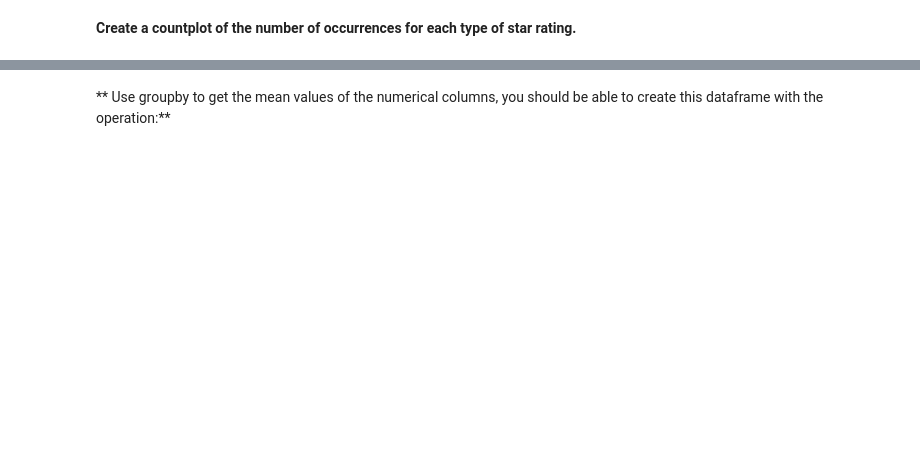
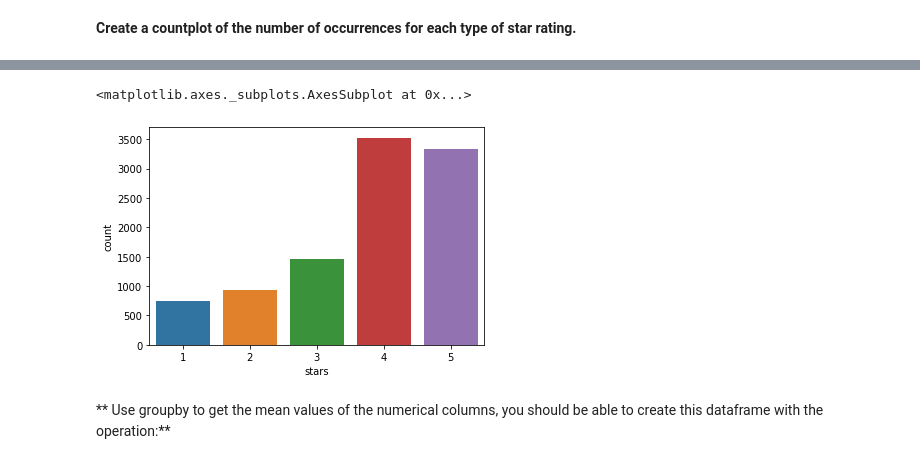
Before and after one commit to sathishkumar118/NLP---Movie-review---Udemy-Solution, a Jupyter notebook: 02_NLP_Project.ipynb, the cells around one changed output, grey strips where cells are left out. Drawn from its saved outputs; the diff is of its cells as text; code cells hidden in the pictures; blank space fills up the shorter version.

```diff
--- a/02_NLP_Project.ipynb
+++ b/02_NLP_Project.ipynb
@@ -118,2 +124,7 @@ Let's explore the data
+# %%
+sns.countplot(x='stars',data=yelp)
+# %% [output]
+<matplotlib.axes._subplots.AxesSubplot at 0x...>
+[figure, added]
 # %% [markdown]
 ** Use groupby to get the mean values of the numerical columns, you should be able to create this dataframe with the operation:**
```
Also changed, not shown: parts of 15 cells of this notebook.
